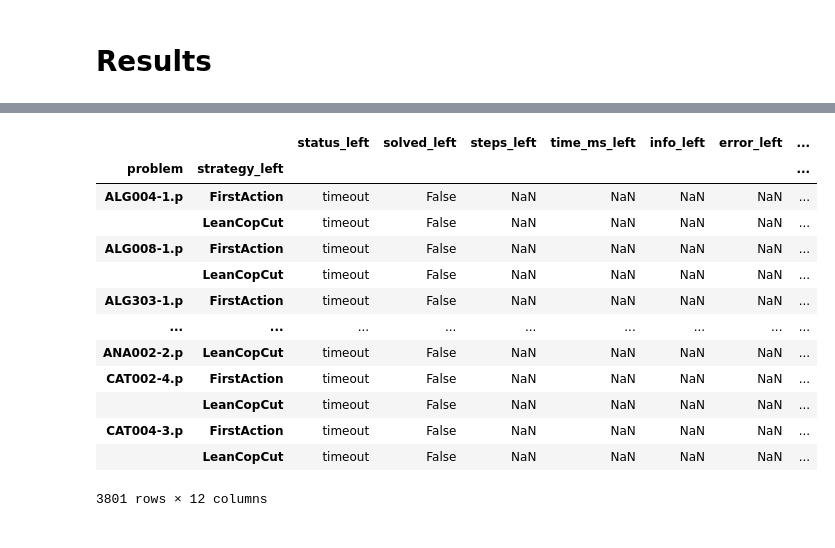
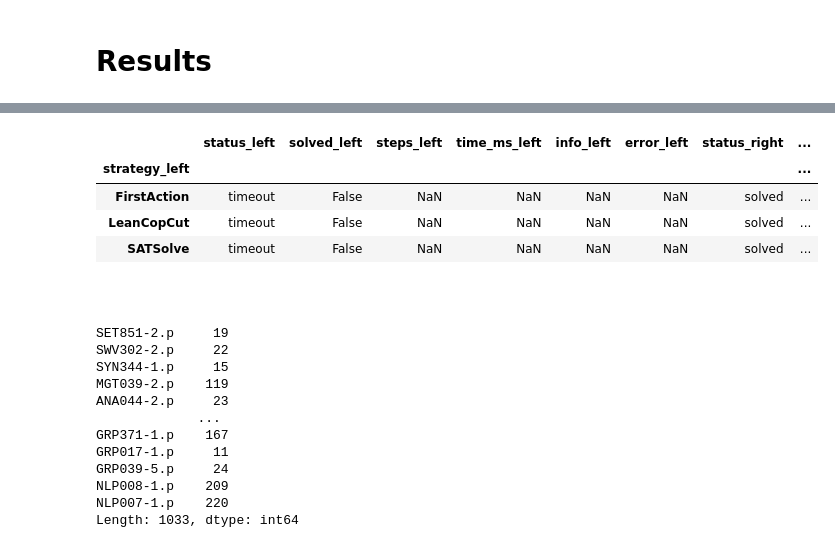
Before and after one commit to mfixman/connections, a Jupyter notebook: jupyter/Analysis_sat.ipynb, the cells around one changed output, grey strips where cells are left out. Drawn from its saved outputs; the diff is of its cells as text; code cells hidden in the pictures.

```diff
--- a/jupyter/Analysis_sat.ipynb
+++ b/jupyter/Analysis_sat.ipynb
@@ -99,0 +102,9 @@ seaborn.heatmap(results, cmap = 'viridis_r')
+# %%
+tr = {}
+for problem in merged.index.get_level_values('problem').unique():
+    base = problem[0:3]
+    a = open(f'/home/mfixman/TP/TPTP/Problems/{base}/{problem}').readlines(100000)
+    tr[problem] = sum(1 for x in a if x and not x.isspace() and x[0] != '%')
+
+tr = Series(tr, name = 'length')
+tr.index.name = 'problem'
@@ -100,24 +148,35 @@ seaborn.heatmap(results, cmap = 'viridis_r')
 # %%
-(
+statistics = (
     merged
-    .xs('SATSolve', level = 'strategy_right')
+    .xs('SATSolveLiteral', level = 'strategy_right')
     .loc[lambda x: ~x.solved_left & x.solved_right]
     .loc[lambda x: x.index.get_level_values('problem').str.contains('-')]
-    .sort_index()
-    .sort_values('steps_right', kind = 'stable')
+    .groupby(level = 'problem')
+    .filter(lambda x: len(x) == 3)
+    .join(tr)
+    .sort_values(['steps_right', 'length'], kind = 'stable')
 )
+statistics.xs('SYN344-1.p')
 # %% [output]
-|  |  | status_left | solved_left | steps_left | time_ms_left | info_left | error_left | ... |
-| problem | strategy_left |  |  |  |  |  |  | ... |
-| ALG004-1.p | FirstAction | timeout | False | NaN | NaN | NaN | NaN | ... |
-|  | LeanCopCut | timeout | False | NaN | NaN | NaN | NaN | ... |
-| ALG008-1.p | FirstAction | timeout | False | NaN | NaN | NaN | NaN | ... |
-|  | LeanCopCut | timeout | False | NaN | NaN | NaN | NaN | ... |
-| ALG303-1.p | FirstAction | timeout | False | NaN | NaN | NaN | NaN | ... |
-| ... | ... | ... | ... | ... | ... | ... | ... | ... |
-| ANA002-2.p | LeanCopCut | timeout | False | NaN | NaN | NaN | NaN | ... |
-| CAT002-4.p | FirstAction | timeout | False | NaN | NaN | NaN | NaN | ... |
-|  | LeanCopCut | timeout | False | NaN | NaN | NaN | NaN | ... |
-| CAT004-3.p | FirstAction | timeout | False | NaN | NaN | NaN | NaN | ... |
-|  | LeanCopCut | timeout | False | NaN | NaN | NaN | NaN | ... |
+|  | status_left | solved_left | steps_left | time_ms_left | info_left | error_left | status_right | ... |
+| strategy_left |  |  |  |  |  |  |  | ... |
+| FirstAction | timeout | False | NaN | NaN | NaN | NaN | solved | ... |
+| LeanCopCut | timeout | False | NaN | NaN | NaN | NaN | solved | ... |
+| SATSolve | timeout | False | NaN | NaN | NaN | NaN | solved | ... |
-3801 rows × 12 columns
+# %% [markdown]
+#
+# %%
+pandas.Series(tr)
+# %% [output]
+SET851-2.p     19
+SWV302-2.p     22
+SYN344-1.p     15
+MGT039-2.p    119
+ANA044-2.p     23
+             ...
+GRP371-1.p    167
+GRP017-1.p     11
+GRP039-5.p     24
+NLP008-1.p    209
+NLP007-1.p    220
+Length: 1033, dtype: int64
```
Also changed, not shown: parts of 8 cells of this notebook, 1 other file.
